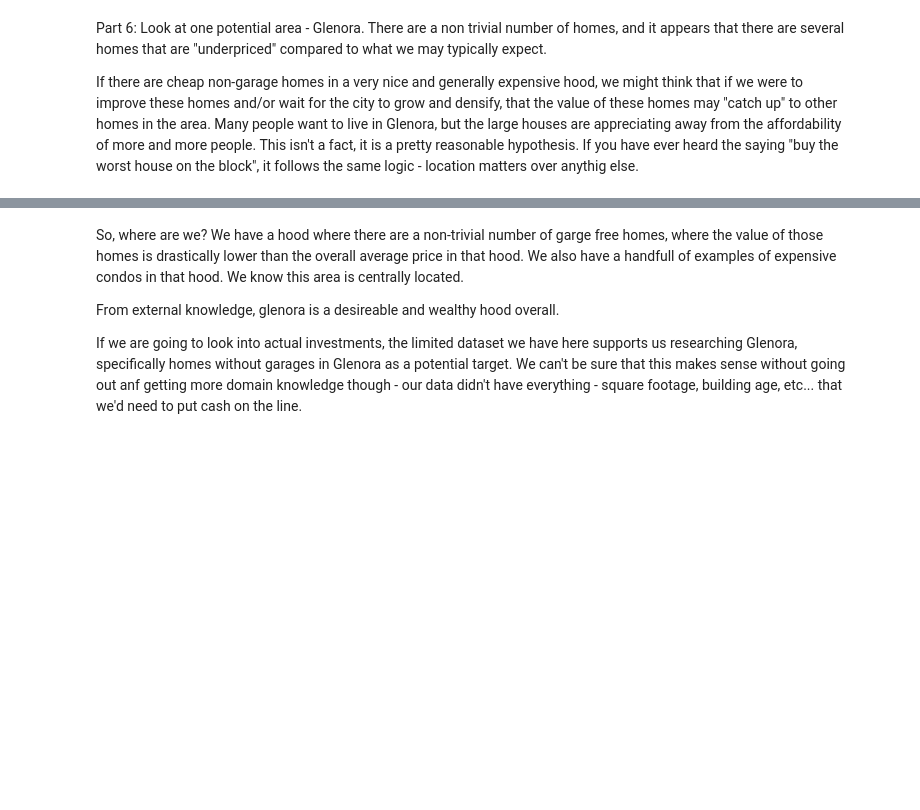
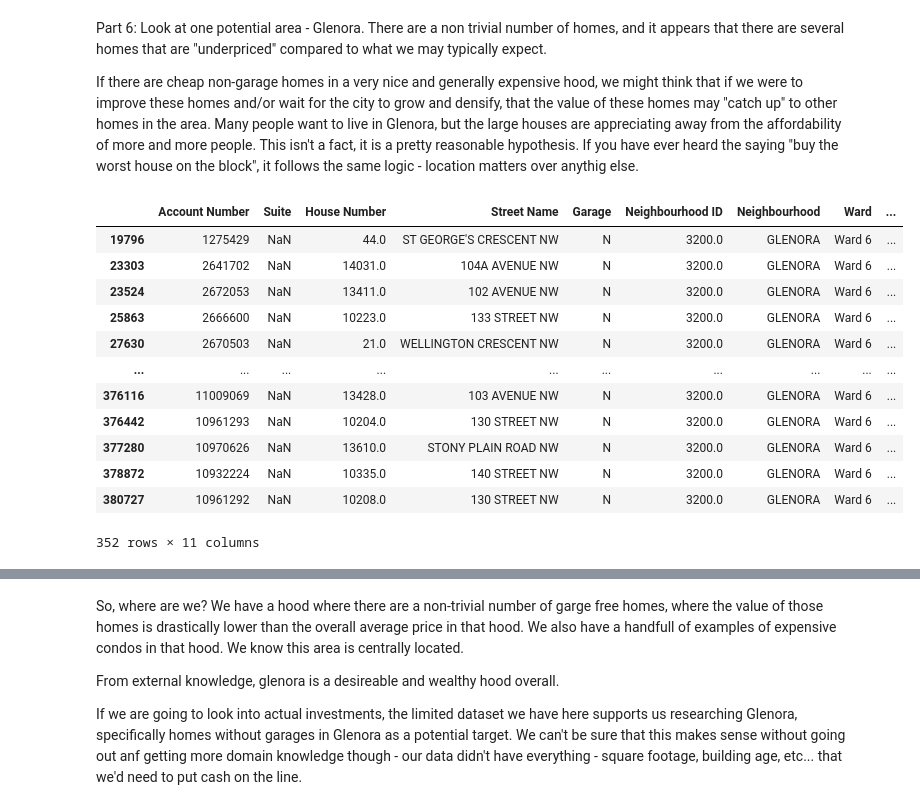
Before and after one commit to Soniyasunny1/BasicClassExamples, a Jupyter notebook: 1_Var_EDA.ipynb, the cells around one changed output, grey strips where cells are left out. Saved outputs shown, nothing was run; the diff lists cells and outputs as text; code cells hidden in the pictures; blank space fills up the shorter version.

```diff
--- a/1_Var_EDA.ipynb
+++ b/1_Var_EDA.ipynb
@@ -380,5 +380,21 @@ Part 6: Look at one potential area - Glenora. There are a non trivial number of
 If there are cheap non-garage homes in a very nice and generally expensive hood, we might think that if we were to improve these homes and/or wait for the city to grow and densify, that the value of these homes may "catch up" to other homes in the area. Many people want to live in Glenora, but the large houses are appreciating away from the affordability of more and more people. This isn't a fact, it is a pretty reasonable hypothesis. If you have ever heard the saying "buy the worst house on the block", it follows the same logic - location matters over anythig else.
 # %%
 #Extract the glenora homes into their own dataframe
+dtGlen = dt[dt["Neighbourhood"]=="GLENORA"]
+dtGlen
+# %% [output]
+|  | Account Number | Suite | House Number | Street Name | Garage | Neighbourhood ID | Neighbourhood | Ward | ... |
+| 19796 | 1275429 | NaN | 44.0 | ST GEORGE'S CRESCENT NW | N | 3200.0 | GLENORA | Ward 6 | ... |
+| 23303 | 2641702 | NaN | 14031.0 | 104A AVENUE NW | N | 3200.0 | GLENORA | Ward 6 | ... |
+| 23524 | 2672053 | NaN | 13411.0 | 102 AVENUE NW | N | 3200.0 | GLENORA | Ward 6 | ... |
+| 25863 | 2666600 | NaN | 10223.0 | 133 STREET NW | N | 3200.0 | GLENORA | Ward 6 | ... |
+| 27630 | 2670503 | NaN | 21.0 | WELLINGTON CRESCENT NW | N | 3200.0 | GLENORA | Ward 6 | ... |
+| ... | ... | ... | ... | ... | ... | ... | ... | ... | ... |
+| 376116 | 11009069 | NaN | 13428.0 | 103 AVENUE NW | N | 3200.0 | GLENORA | Ward 6 | ... |
+| 376442 | 10961293 | NaN | 10204.0 | 130 STREET NW | N | 3200.0 | GLENORA | Ward 6 | ... |
+| 377280 | 10970626 | NaN | 13610.0 | STONY PLAIN ROAD NW | N | 3200.0 | GLENORA | Ward 6 | ... |
+| 378872 | 10932224 | NaN | 10335.0 | 140 STREET NW | N | 3200.0 | GLENORA | Ward 6 | ... |
+| 380727 | 10961292 | NaN | 10208.0 | 130 STREET NW | N | 3200.0 | GLENORA | Ward 6 | ... |
+352 rows × 11 columns
 # %%
 #Create dataframe with all the garaged homes in Glenora, so we can compare.
```
Also changed, not shown: parts of 7 cells of this notebook, 1 other file.
